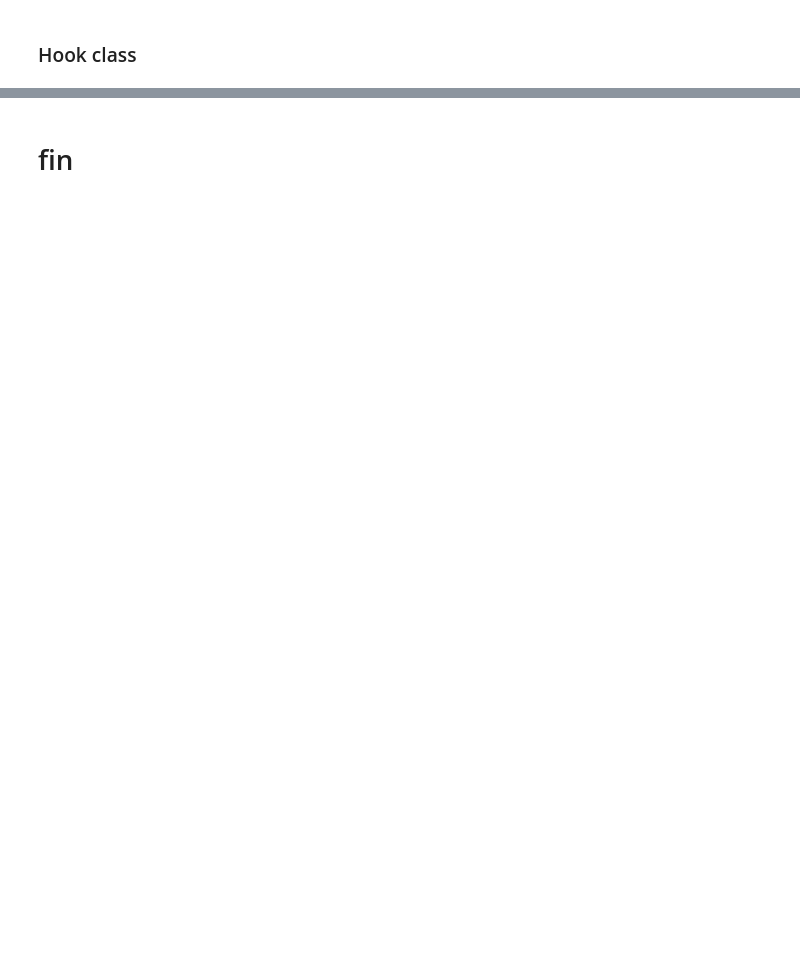
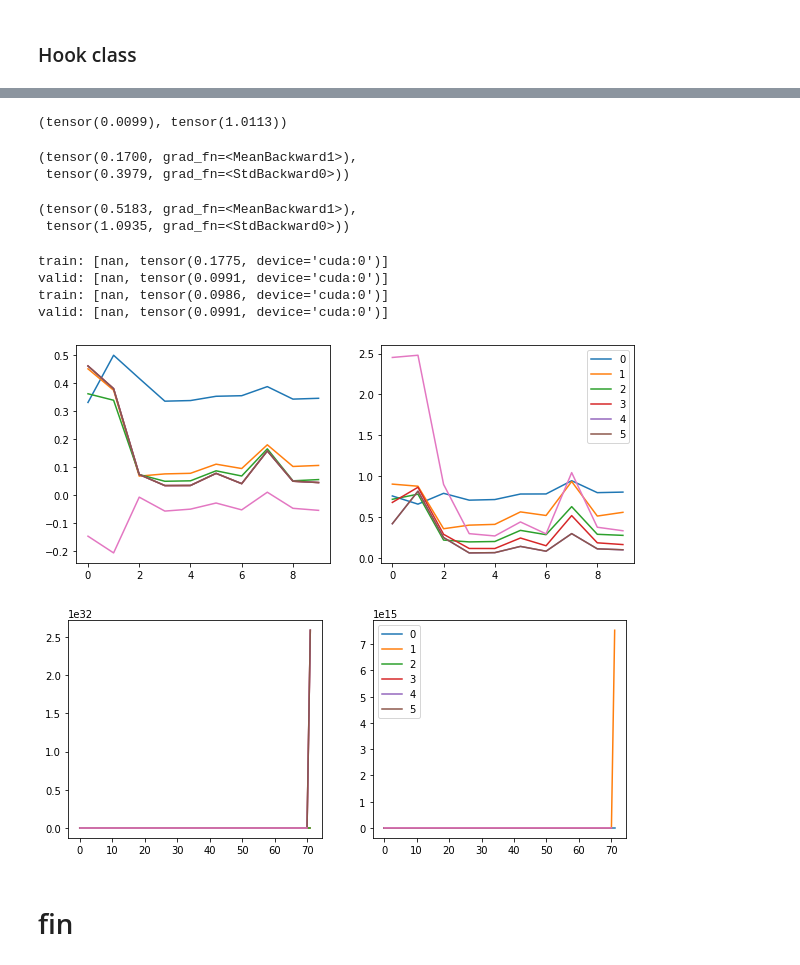
Before and after one commit to qAp/course-v3, a Jupyter notebook: nbs/dl2/06_cuda_cnn_hooks_init-lookntype.ipynb, the cells around one changed output, grey strips where cells are left out. Drawn from its saved outputs; the diff is of its cells as text; code cells hidden in the pictures; blank space fills up the shorter version.

```diff
--- a/nbs/dl2/06_cuda_cnn_hooks_init-lookntype.ipynb
+++ b/nbs/dl2/06_cuda_cnn_hooks_init-lookntype.ipynb
@@ -299,0 +332,19 @@ True
+# %%
+from torch.nn import init
+
+class Hooks(ListContainer):
+    def __init__(self, ms, f): super().__init__([Hook(m, f) for m in ms])
+    def __enter__(self, *args): return self
+    def __exit__(self, *args): self.remove()
+    def __del__(self): self.remove()
+    def __delitem__(self, i):
+        self[i].remove()
+        super().__delitem__(i)
+    def remove(self):
+        for h in self: h.remove()
+# %%
+model = get_cnn_model(data, nfs)
+learn, run = get_runner(model, data, lr=0.9, cbs=cbfs)
+# %%
+hooks = Hooks(model, append_stats)
+hooks
@@ -299,0 +354,2 @@ True
+# %%
+hooks.remove()
@@ -299,0 +364,4 @@ True
+# %%
+x.mean(), x.std()
+# %% [output]
+(tensor(0.0099), tensor(1.0113))
@@ -299,0 +370,5 @@ True
+# %%
+p.mean(), p.std()
+# %% [output]
+(tensor(0.1700, grad_fn=<MeanBackward1>),
+ tensor(0.3979, grad_fn=<StdBackward0>))
@@ -300,2 +380,32 @@ True
+# %%
+p = model[0](x)
+p.mean(), p.std()
+# %% [output]
+(tensor(0.5183, grad_fn=<MeanBackward1>),
+ tensor(1.0935, grad_fn=<StdBackward0>))
+# %%
+with Hooks(model, append_stats) as hooks:
+    run.fit(2, learn)
+
+    fig, axs = plt.subplots(nrows=1, ncols=2, figsize=(10, 4))
+    for h in hooks:
+        ms, ss = h.stats
+        axs[0].plot(ms[:10])
+        axs[1].plot(ss[:10])
+    plt.legend(range(6))
+
+    fig, axs = plt.subplots(nrows=1, ncols=2, figsize=(10, 4))
+    for h in hooks:
+        ms, ss = h.stats
+        axs[0].plot(ms)
+        axs[1].plot(ss)
+    plt.legend(range(6))
+# %% [output]
+train: [nan, tensor(0.1775, device='cuda:0')]
+valid: [nan, tensor(0.0991, device='cuda:0')]
+train: [nan, tensor(0.0986, device='cuda:0')]
+valid: [nan, tensor(0.0991, device='cuda:0')]
+[figure, added]
+[figure, added]
 # %% [markdown]
 # fin
```
Also changed, not shown: parts of 26 cells of this notebook.
